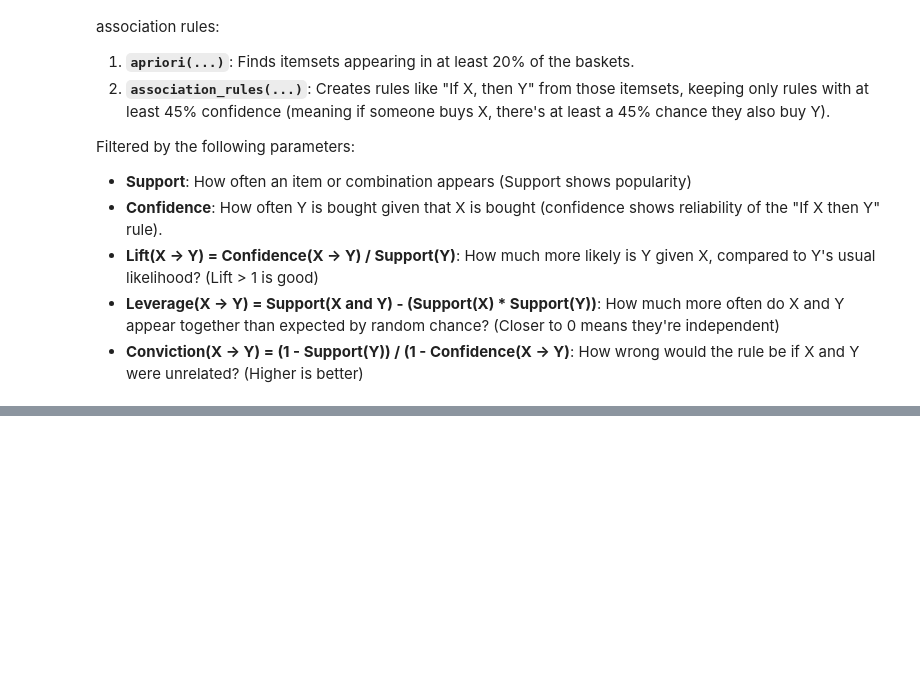
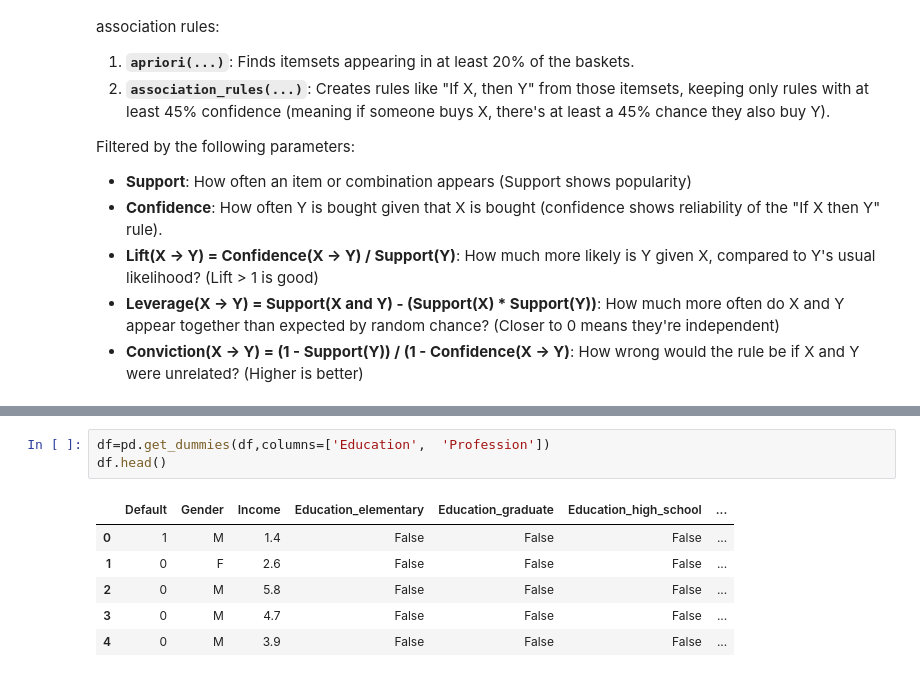
Before and after one commit to lcbjrrr/ML315, a Jupyter notebook: ML315_7_Apriori.ipynb, the cells around one changed output, grey strips where cells are left out. Drawn from its saved outputs; the diff is of its cells as text; blank space fills up the shorter version.

```diff
--- a/ML315_7_Apriori.ipynb
+++ b/ML315_7_Apriori.ipynb
@@ -63,0 +104,10 @@ association_rules(model, metric="confidence", min_threshold=0.65,num_itemsets=mo
+# %%
+df=pd.get_dummies(df,columns=['Education',	'Profession'])
+df.head()
+# %% [output]
+|  | Default | Gender | Income | Education_elementary | Education_graduate | Education_high_school | ... |
+| 0 | 1 | M | 1.4 | False | False | False | ... |
+| 1 | 0 | F | 2.6 | False | False | False | ... |
+| 2 | 0 | M | 5.8 | False | False | False | ... |
+| 3 | 0 | M | 4.7 | False | False | False | ... |
+| 4 | 0 | M | 3.9 | False | False | False | ... |
```
Also changed, not shown: parts of 11 cells of this notebook.
